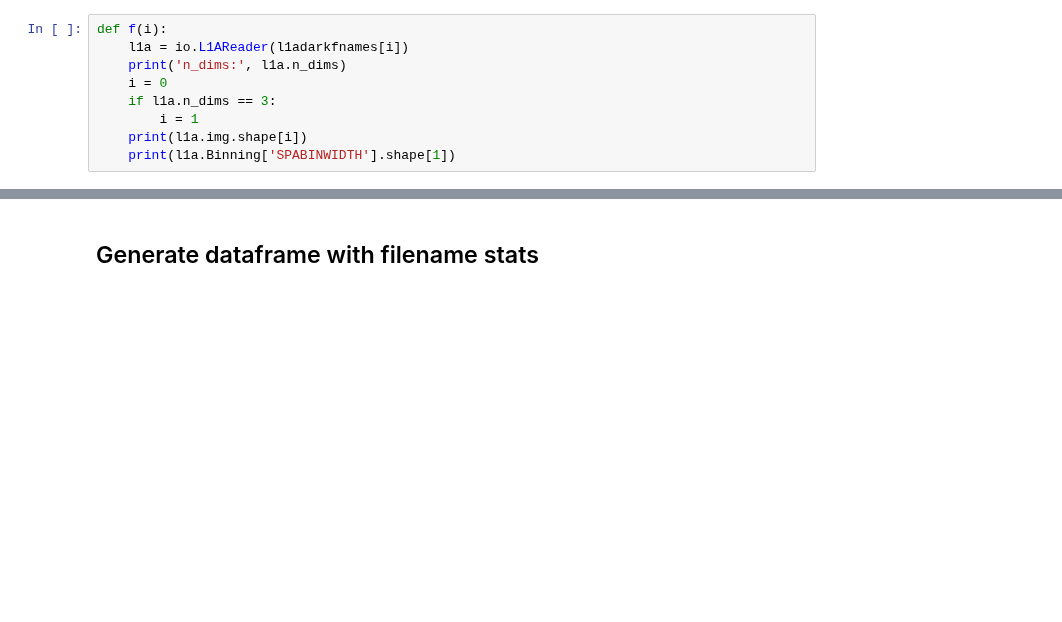
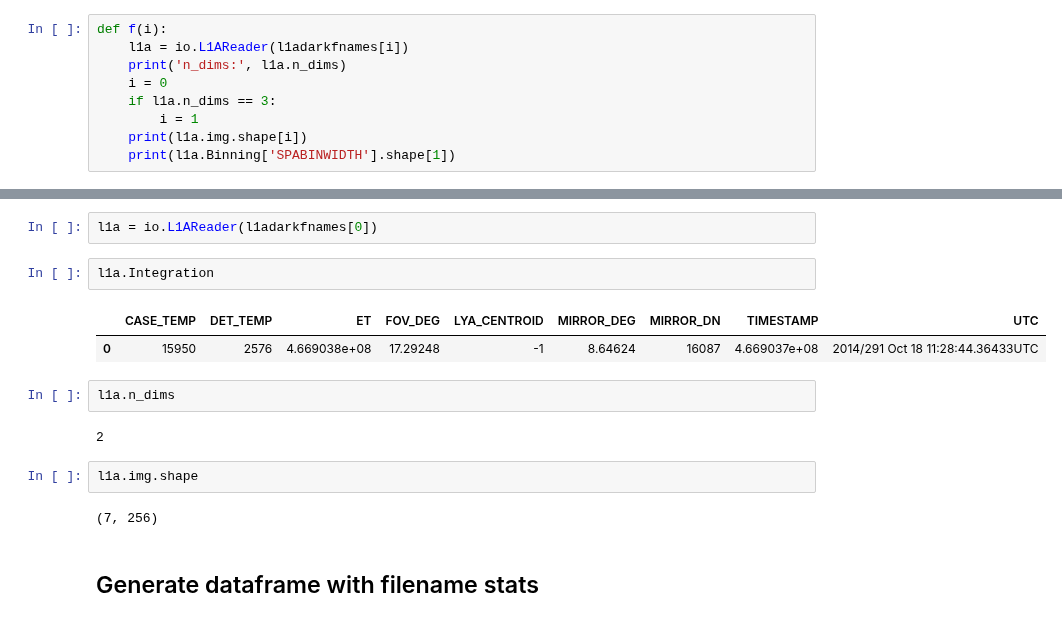
Before and after one commit to michaelaye/iuvs, a Jupyter notebook: notebooks/2015-10-19 L1A darks all scan pixel-wise.ipynb, the cells around one changed output, grey strips where cells are left out. Drawn from its saved outputs; the diff is of its cells as text; blank space fills up the shorter version.

```diff
--- a/notebooks/2015-10-19 L1A darks all scan pixel-wise.ipynb
+++ b/notebooks/2015-10-19 L1A darks all scan pixel-wise.ipynb
@@ -47,3 +29,18 @@ n_dims: 3
+# %%
+l1a = io.L1AReader(l1adarkfnames[0])
+# %%
+l1a.Integration
+# %% [output]
+|  | CASE_TEMP | DET_TEMP | ET | FOV_DEG | LYA_CENTROID | MIRROR_DEG | MIRROR_DN | TIMESTAMP | UTC |
+| 0 | 15950 | 2576 | 4.669038e+08 | 17.29248 | -1 | 8.64624 | 16087 | 4.669037e+08 | 2014/291 Oct 18 11:28:44.36433UTC |
+# %%
+l1a.n_dims
+# %% [output]
+2
+# %%
+l1a.img.shape
+# %% [output]
+(7, 256)
 # %% [markdown]
 ## Generate dataframe with filename stats
 # %%
```
Also changed, not shown: parts of 42 cells of this notebook, 1 other file.
